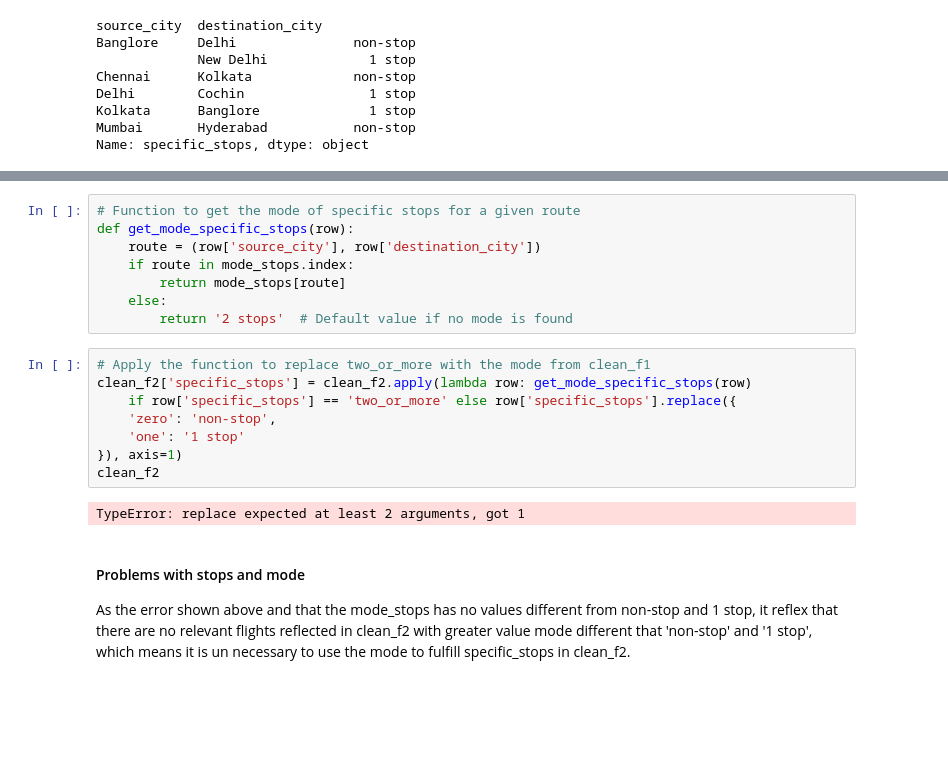
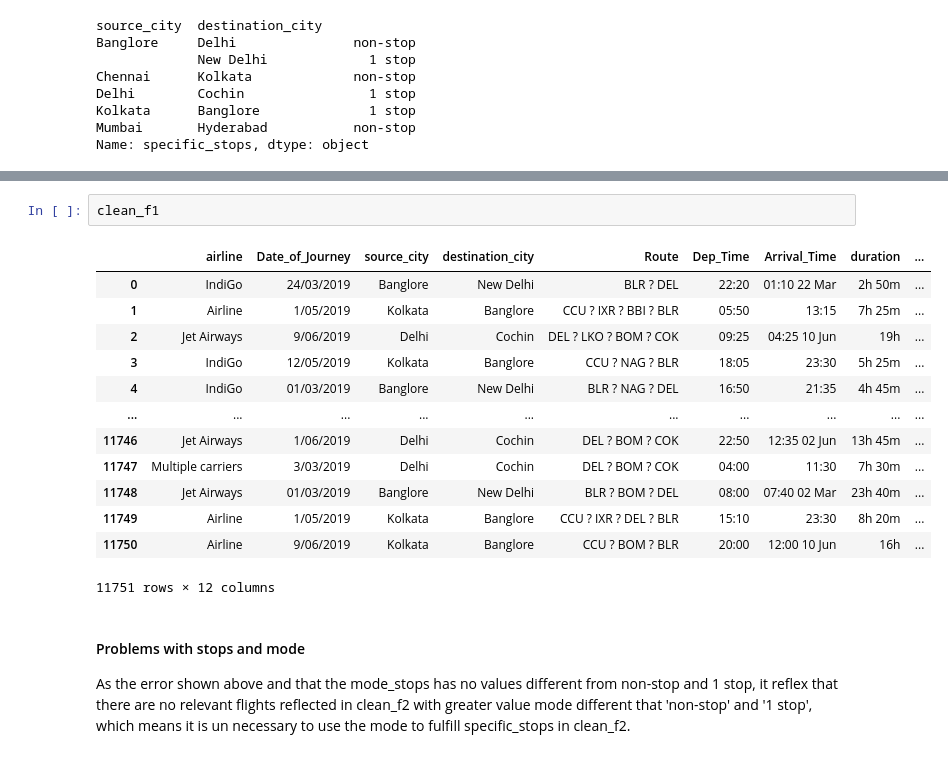
Before and after one commit to r41ss4/rennes_da, a Jupyter notebook: merging_data.ipynb, the cells around one changed output, grey strips where cells are left out. Saved outputs shown, nothing was run; the diff lists cells and outputs as text; blank space fills up the shorter version.

```diff
--- a/merging_data.ipynb
+++ b/merging_data.ipynb
@@ -122,23 +122,21 @@ clean_f2['specific_stops'].unique()
 # %% [output]
 array(['zero', 'one', 'two_or_more'], dtype=object)
-# %%
-# Function to get the mode of specific stops for a given route
-def get_mode_specific_stops(row):
-    route = (row['source_city'], row['destination_city'])
-    if route in mode_stops.index:
-        return mode_stops[route]
-    else:
-        return '2 stops'  # Default value if no mode is found
-# %%
-# Apply the function to replace two_or_more with the mode from clean_f1
-clean_f2['specific_stops'] = clean_f2.apply(lambda row: get_mode_specific_stops(row)
-    if row['specific_stops'] == 'two_or_more' else row['specific_stops'].replace({
-    'zero': 'non-stop',
-    'one': '1 stop'
-}), axis=1)
-clean_f2
-# %% [output]
-TypeError: replace expected at least 2 arguments, got 1
+# %%
+clean_f1
+# %% [output]
+|  | airline | Date_of_Journey | source_city | destination_city | Route | Dep_Time | Arrival_Time | duration | ... |
+| 0 | IndiGo | 24/03/2019 | Banglore | New Delhi | BLR ? DEL | 22:20 | 01:10 22 Mar | 2h 50m | ... |
+| 1 | Airline | 1/05/2019 | Kolkata | Banglore | CCU ? IXR ? BBI ? BLR | 05:50 | 13:15 | 7h 25m | ... |
+| 2 | Jet Airways | 9/06/2019 | Delhi | Cochin | DEL ? LKO ? BOM ? COK | 09:25 | 04:25 10 Jun | 19h | ... |
+| 3 | IndiGo | 12/05/2019 | Kolkata | Banglore | CCU ? NAG ? BLR | 18:05 | 23:30 | 5h 25m | ... |
+| 4 | IndiGo | 01/03/2019 | Banglore | New Delhi | BLR ? NAG ? DEL | 16:50 | 21:35 | 4h 45m | ... |
+| ... | ... | ... | ... | ... | ... | ... | ... | ... | ... |
+| 11746 | Jet Airways | 1/06/2019 | Delhi | Cochin | DEL ? BOM ? COK | 22:50 | 12:35 02 Jun | 13h 45m | ... |
+| 11747 | Multiple carriers | 3/03/2019 | Delhi | Cochin | DEL ? BOM ? COK | 04:00 | 11:30 | 7h 30m | ... |
+| 11748 | Jet Airways | 01/03/2019 | Banglore | New Delhi | BLR ? BOM ? DEL | 08:00 | 07:40 02 Mar | 23h 40m | ... |
+| 11749 | Airline | 1/05/2019 | Kolkata | Banglore | CCU ? IXR ? DEL ? BLR | 15:10 | 23:30 | 8h 20m | ... |
+| 11750 | Airline | 9/06/2019 | Kolkata | Banglore | CCU ? BOM ? BLR | 20:00 | 12:00 10 Jun | 16h | ... |
+11751 rows × 12 columns
 # %% [markdown]
 #### Problems with stops and mode
 As the error shown above and that the mode_stops has no values different from non-stop and 1 stop, it reflex that there are no relevant flights reflected in clean_f2 with greater value mode different that 'non-stop' and '1 stop', which means it is un necessary to use the mode to fulfill specific_stops in clean_f2.
```
Also changed, not shown: parts of 14 cells of this notebook, 1 other file.
